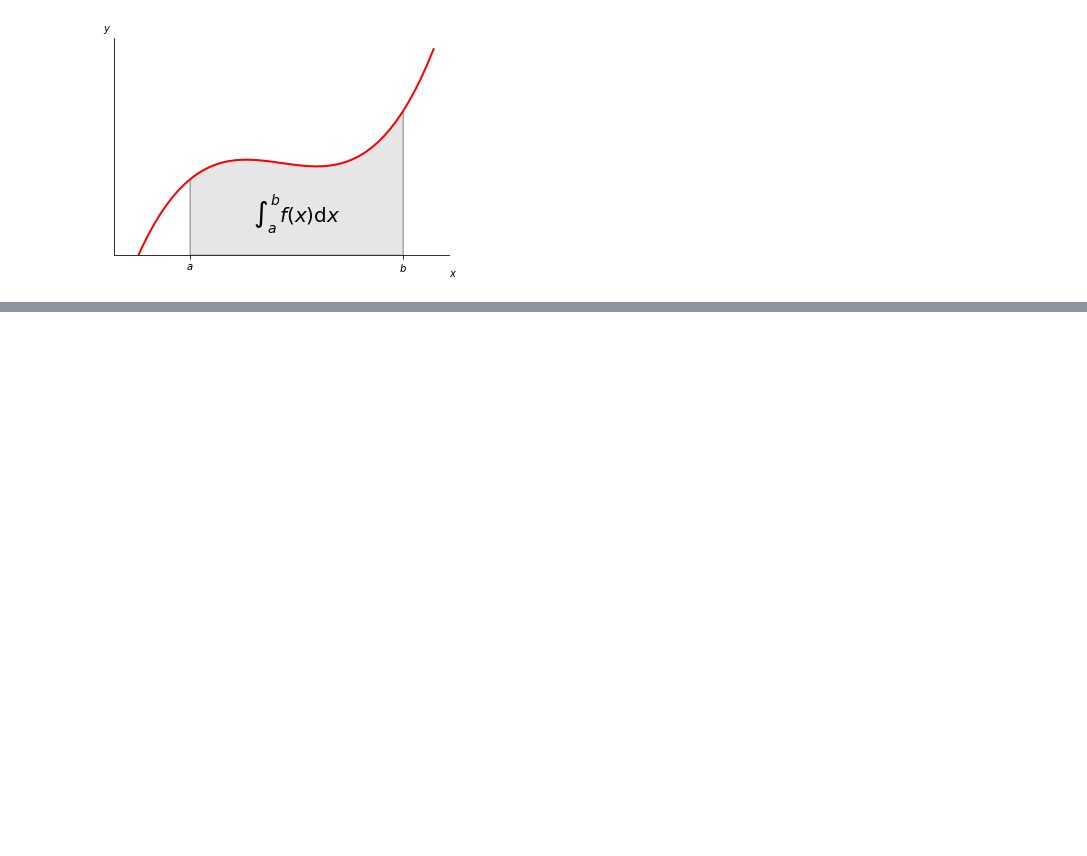
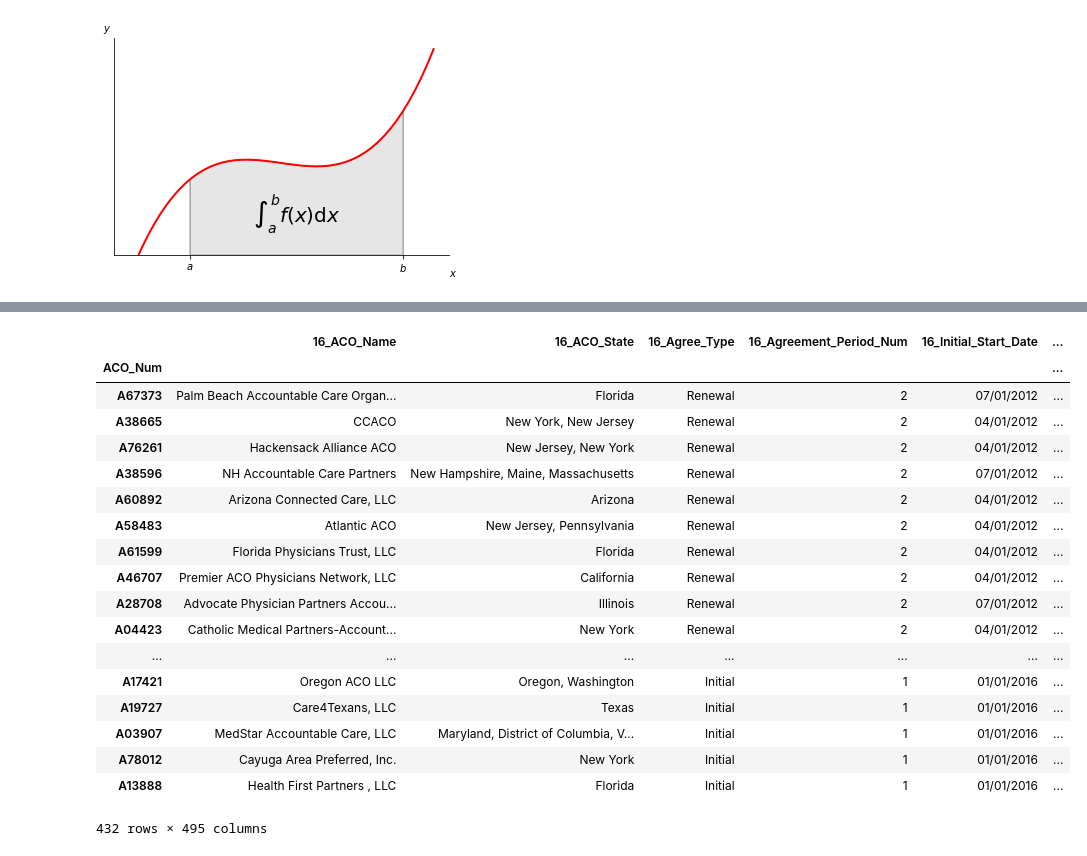
Before and after one commit to ekw544/SalesProspects, a Jupyter notebook: jupyter-notebook/Test.ipynb, the cells around one changed output, grey strips where cells are left out. Saved outputs shown, nothing was run; the diff lists cells and outputs as text; code cells hidden in the pictures; blank space fills up the shorter version.

```diff
--- a/jupyter-notebook/Test.ipynb
+++ b/jupyter-notebook/Test.ipynb
@@ -68,0 +204,35 @@ plt.show()
+# %%
+PUF_Y2016 = pd.read_csv('C:/Users/Elisa/Documents/SalesProspects/Data/ACO.SSP.PUF.Y2016.csv', index_col=0)
+PUF_Y2015 = pd.read_csv('C:/Users/Elisa/Documents/SalesProspects/Data/ACO.SSP.PUF.Y2015.csv', index_col=0)
+PUF_Y2016 = PUF_Y2016.add_prefix('16_')
+PUF_Y2015 = PUF_Y2015.add_prefix('15_')
+PUF_Y15_Y16 = PUF_Y2016.join(PUF_Y2015, how='left')
+
+PUF_Y2014 = pd.read_csv('C:/Users/Elisa/Documents/SalesProspects/Data/ACO.SSP.PUF.Y2014.csv', index_col=0)
+PUF_Y2014 = PUF_Y2014.add_prefix('14_')
+PUF_Y14_Y16 = PUF_Y15_Y16.join(PUF_Y2014, how='left')
+
+PUF_Y2013 = pd.read_csv('C:/Users/Elisa/Documents/SalesProspects/Data/ACO.SSP.PUF.Y2013.csv', index_col=0)
+PUF_Y2013 = PUF_Y2013.add_prefix('13_')
+PUF_Y13_Y16 = PUF_Y14_Y16.join(PUF_Y2013, how='left')
+PUF_Y13_Y16
+# %% [output]
+|  | 16_ACO_Name | 16_ACO_State | 16_Agree_Type | 16_Agreement_Period_Num | 16_Initial_Start_Date | ... |
+| ACO_Num |  |  |  |  |  | ... |
+| A67373 | Palm Beach Accountable Care Organ... | Florida | Renewal | 2 | 07/01/2012 | ... |
+| A38665 | CCACO | New York, New Jersey | Renewal | 2 | 04/01/2012 | ... |
+| A76261 | Hackensack Alliance ACO | New Jersey, New York | Renewal | 2 | 04/01/2012 | ... |
+| A38596 | NH Accountable Care Partners | New Hampshire, Maine, Massachusetts | Renewal | 2 | 07/01/2012 | ... |
+| A60892 | Arizona Connected Care, LLC | Arizona | Renewal | 2 | 04/01/2012 | ... |
+| A58483 | Atlantic ACO | New Jersey, Pennsylvania | Renewal | 2 | 04/01/2012 | ... |
+| A61599 | Florida Physicians Trust, LLC | Florida | Renewal | 2 | 04/01/2012 | ... |
+| A46707 | Premier ACO Physicians Network, LLC | California | Renewal | 2 | 04/01/2012 | ... |
+| A28708 | Advocate Physician Partners Accou... | Illinois | Renewal | 2 | 07/01/2012 | ... |
+| A04423 | Catholic Medical Partners-Account... | New York | Renewal | 2 | 04/01/2012 | ... |
+| ... | ... | ... | ... | ... | ... | ... |
+| A17421 | Oregon ACO LLC | Oregon, Washington | Initial | 1 | 01/01/2016 | ... |
+| A19727 | Care4Texans, LLC | Texas | Initial | 1 | 01/01/2016 | ... |
+| A03907 | MedStar Accountable Care, LLC | Maryland, District of Columbia, V... | Initial | 1 | 01/01/2016 | ... |
+| A78012 | Cayuga Area Preferred, Inc. | New York | Initial | 1 | 01/01/2016 | ... |
+| A13888 | Health First Partners , LLC | Florida | Initial | 1 | 01/01/2016 | ... |
+432 rows × 495 columns
```
Also changed, not shown: parts of 4 cells of this notebook, 10 other files.
